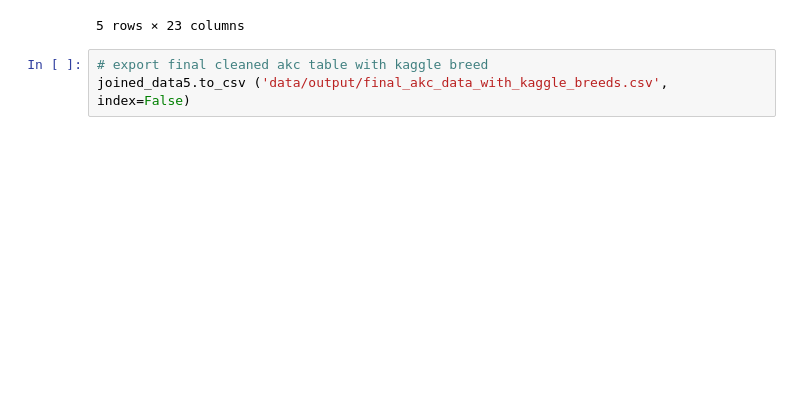
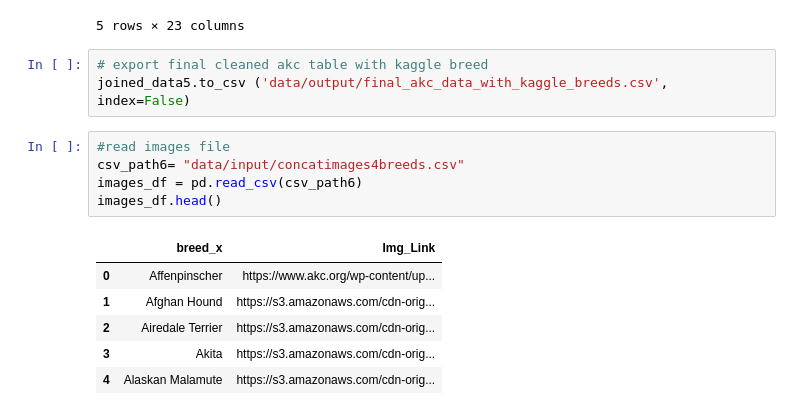
Before and after one commit to TinTesla/Pawfect_Match---Project4-Group7, a Jupyter notebook: data_cleaning/data_cleaning.ipynb, the cells around one changed output. Drawn from its saved outputs; the diff is of its cells as text; blank space fills up the shorter version.

Commit message:
final data with image links added

```diff
--- a/data_cleaning/data_cleaning.ipynb
+++ b/data_cleaning/data_cleaning.ipynb
@@ -173,3 +173,15 @@ joined_data5.head()
 # %%
 # export final cleaned akc table with kaggle breed
 joined_data5.to_csv ('data/output/final_akc_data_with_kaggle_breeds.csv', index=False)
+# %%
+#read images file
+csv_path6= "data/input/concatimages4breeds.csv"
+images_df = pd.read_csv(csv_path6)
+images_df.head()
+# %% [output]
+|  | breed_x | Img_Link |
+| 0 | Affenpinscher | https://www.akc.org/wp-content/up... |
+| 1 | Afghan Hound | https://s3.amazonaws.com/cdn-orig... |
+| 2 | Airedale Terrier | https://s3.amazonaws.com/cdn-orig... |
+| 3 | Akita | https://s3.amazonaws.com/cdn-orig... |
+| 4 | Alaskan Malamute | https://s3.amazonaws.com/cdn-orig... |
```
Also changed, not shown: parts of 3 cells of this notebook, 5 other files.
